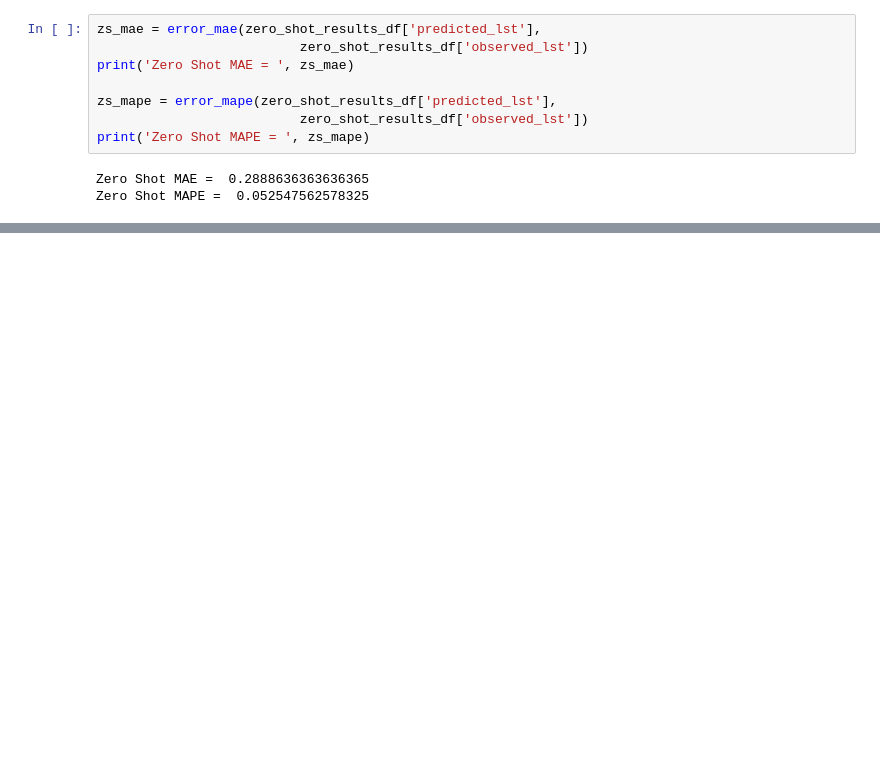
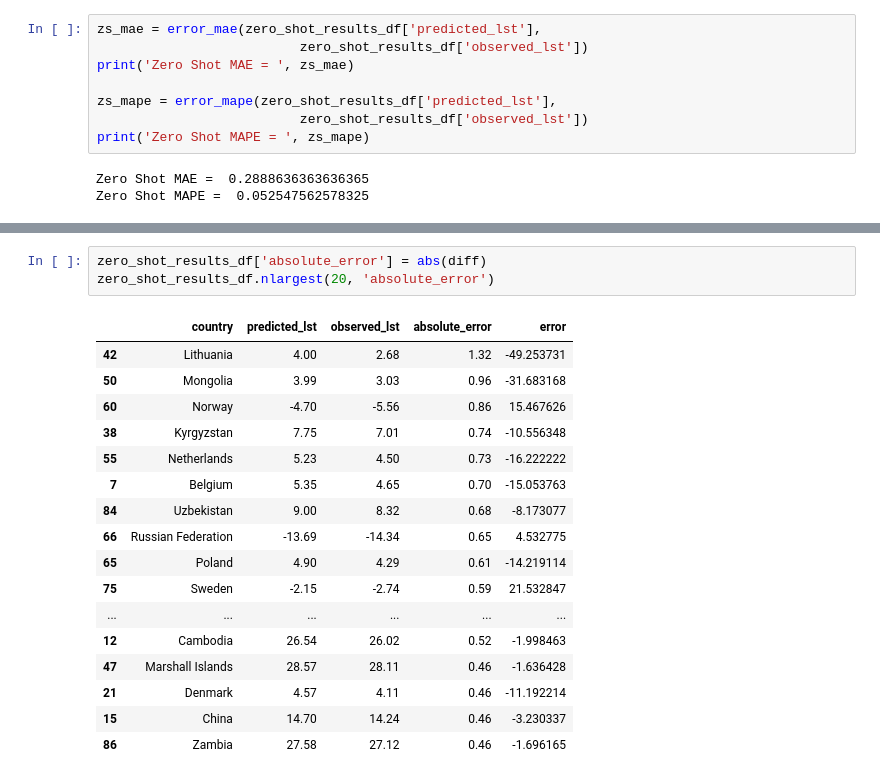
Before and after one commit to anwesham-lab/cs325b-llm-forecasting, a Jupyter notebook: code/eval_inference_ili_lst.ipynb, the cells around one changed output, grey strips where cells are left out. Drawn from its saved outputs; the diff is of its cells as text; blank space fills up the shorter version.

```diff
--- a/code/eval_inference_ili_lst.ipynb
+++ b/code/eval_inference_ili_lst.ipynb
@@ -153,0 +217,21 @@ Zero Shot MAPE =  0.052547562578325
+# %%
+zero_shot_results_df['absolute_error'] = abs(diff)
+zero_shot_results_df.nlargest(20, 'absolute_error')
+# %% [output]
+|  | country | predicted_lst | observed_lst | absolute_error | error |
+| 42 | Lithuania | 4.00 | 2.68 | 1.32 | -49.253731 |
+| 50 | Mongolia | 3.99 | 3.03 | 0.96 | -31.683168 |
+| 60 | Norway | -4.70 | -5.56 | 0.86 | 15.467626 |
+| 38 | Kyrgyzstan | 7.75 | 7.01 | 0.74 | -10.556348 |
+| 55 | Netherlands | 5.23 | 4.50 | 0.73 | -16.222222 |
+| 7 | Belgium | 5.35 | 4.65 | 0.70 | -15.053763 |
+| 84 | Uzbekistan | 9.00 | 8.32 | 0.68 | -8.173077 |
+| 66 | Russian Federation | -13.69 | -14.34 | 0.65 | 4.532775 |
+| 65 | Poland | 4.90 | 4.29 | 0.61 | -14.219114 |
+| 75 | Sweden | -2.15 | -2.74 | 0.59 | 21.532847 |
+| ... | ... | ... | ... | ... | ... |
+| 12 | Cambodia | 26.54 | 26.02 | 0.52 | -1.998463 |
+| 47 | Marshall Islands | 28.57 | 28.11 | 0.46 | -1.636428 |
+| 21 | Denmark | 4.57 | 4.11 | 0.46 | -11.192214 |
+| 15 | China | 14.70 | 14.24 | 0.46 | -3.230337 |
+| 86 | Zambia | 27.58 | 27.12 | 0.46 | -1.696165 |
```
Also changed, not shown: parts of 6 cells of this notebook, 4 other files.
